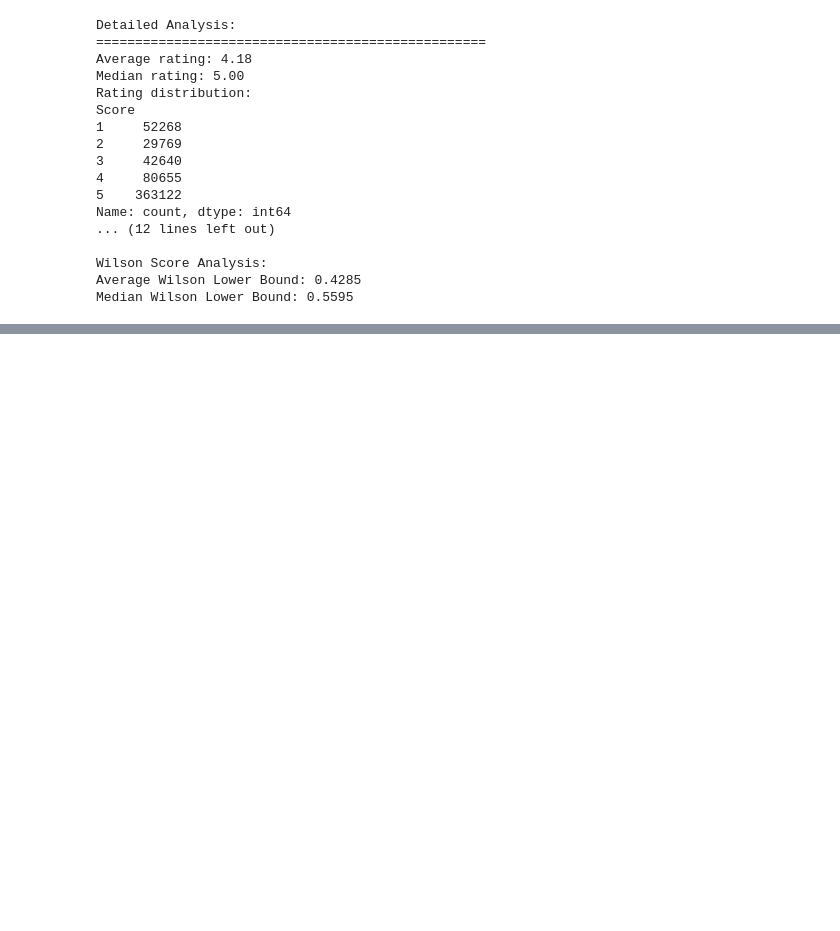
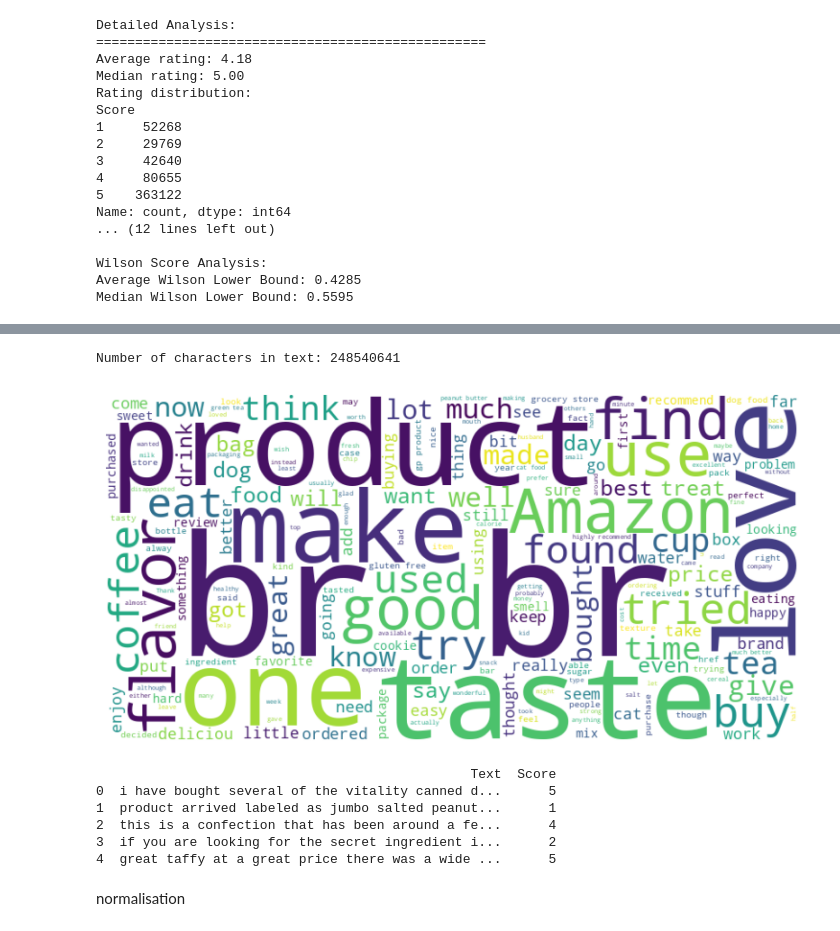
Before and after one commit to Clint07-datascientist/ML_Techniques_1_Sentiment_Analysis, a Jupyter notebook: Notebook_Sentiment_A.ipynb, the cells around one changed output, grey strips where cells are left out. Cells and saved outputs as stored; diff of their text form; code cells hidden in the pictures; blank space fills up the shorter version.

```diff
--- a/Notebook_Sentiment_A.ipynb
+++ b/Notebook_Sentiment_A.ipynb
@@ -351,0 +374,57 @@ bbbb
+# %%
+df = df.dropna()
+# %%
+from wordcloud import WordCloud, STOPWORDS
+import matplotlib.pyplot as plt
+
+# Suppose you are using a DataFrame column
+
+text = " ".join(str(review) for review in df['Text'].dropna())
+
+# Double-check the text length
+print("Number of characters in text:", len(text))
+
+# Define stopwords
+stopwords = set(STOPWORDS)
+
+# Generate word cloud
+if text.strip():  # check if not empty
+    wordcloud = WordCloud(width=800, height=400,
+                          background_color="white",
+                          stopwords=stopwords,
+                          colormap="viridis",
+                          max_words=200).generate(text)
+
+    plt.figure(figsize=(10, 5))
+    plt.imshow(wordcloud, interpolation="bilinear")
+    plt.axis("off")
+    plt.show()
+else:
+    print(" No text available for word cloud.")
+# %% [output]
+Number of characters in text: 248540641
+[figure, added]
+# %%
+import re
+# Convert to lowercase
+df['Text'] = df['Text'].str.lower()
+
+# Remove HTML tags
+df['Text'] = df['Text'].apply(lambda x: re.sub(r'<.*?>', '', x))
+
+# Remove URLs
+df['Text'] = df['Text'].apply(lambda x: re.sub(r'http\S+|www.\S+', '', x))
+
+# Remove numbers and special characters (keep only letters and spaces)
+df['Text'] = df['Text'].apply(lambda x: re.sub(r'[^a-z\s]', '', x))
+
+print(df[['Text','Score']].head())
+# %% [output]
+                                                Text  Score
+0  i have bought several of the vitality canned d...      5
+1  product arrived labeled as jumbo salted peanut...      1
+2  this is a confection that has been around a fe...      4
+3  if you are looking for the secret ingredient i...      2
+4  great taffy at a great price there was a wide ...      5
+# %% [markdown]
+normalisation
```
Also changed, not shown: parts of 6 cells of this notebook.
